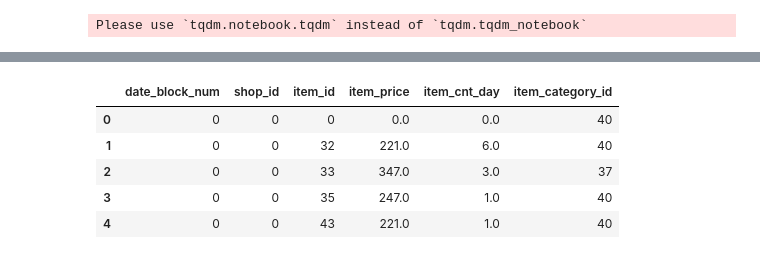
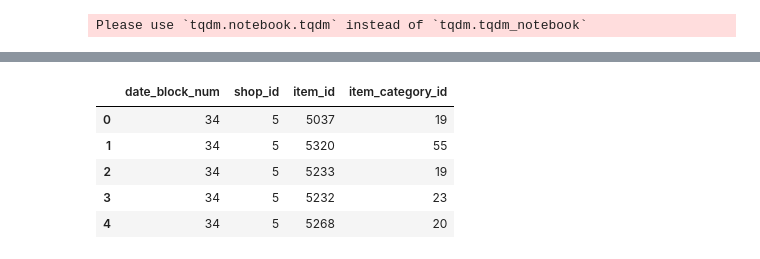
Before and after one commit to kamleshiitbhu/competition, a Jupyter notebook: competitive-data-science-predict-future-sales/predict-future-sales.ipynb, the cells around one changed output, grey strips where cells are left out. Saved outputs shown, nothing was run; the diff lists cells and outputs as text; code cells hidden in the pictures.

```diff
--- a/competitive-data-science-predict-future-sales/predict-future-sales.ipynb
+++ b/competitive-data-science-predict-future-sales/predict-future-sales.ipynb
@@ -209,9 +224,10 @@ test_data.head()
-# %%
-all_data.head()
-# %% [output]
-|  | date_block_num | shop_id | item_id | item_price | item_cnt_day | item_category_id |
-| 0 | 0 | 0 | 0 | 0.0 | 0.0 | 40 |
-| 1 | 0 | 0 | 32 | 221.0 | 6.0 | 40 |
-| 2 | 0 | 0 | 33 | 347.0 | 3.0 | 37 |
-| 3 | 0 | 0 | 35 | 247.0 | 1.0 | 40 |
-| 4 | 0 | 0 | 43 | 221.0 | 1.0 | 40 |
+# %%
+test_data['item_category_id'] = test_data['item_id'].map(item.item_category_id)
+test_data.head()
+# %% [output]
+|  | date_block_num | shop_id | item_id | item_category_id |
+| 0 | 34 | 5 | 5037 | 19 |
+| 1 | 34 | 5 | 5320 | 55 |
+| 2 | 34 | 5 | 5233 | 19 |
+| 3 | 34 | 5 | 5232 | 23 |
+| 4 | 34 | 5 | 5268 | 20 |
```
Also changed, not shown: parts of 13 cells of this notebook, 2 other files.
